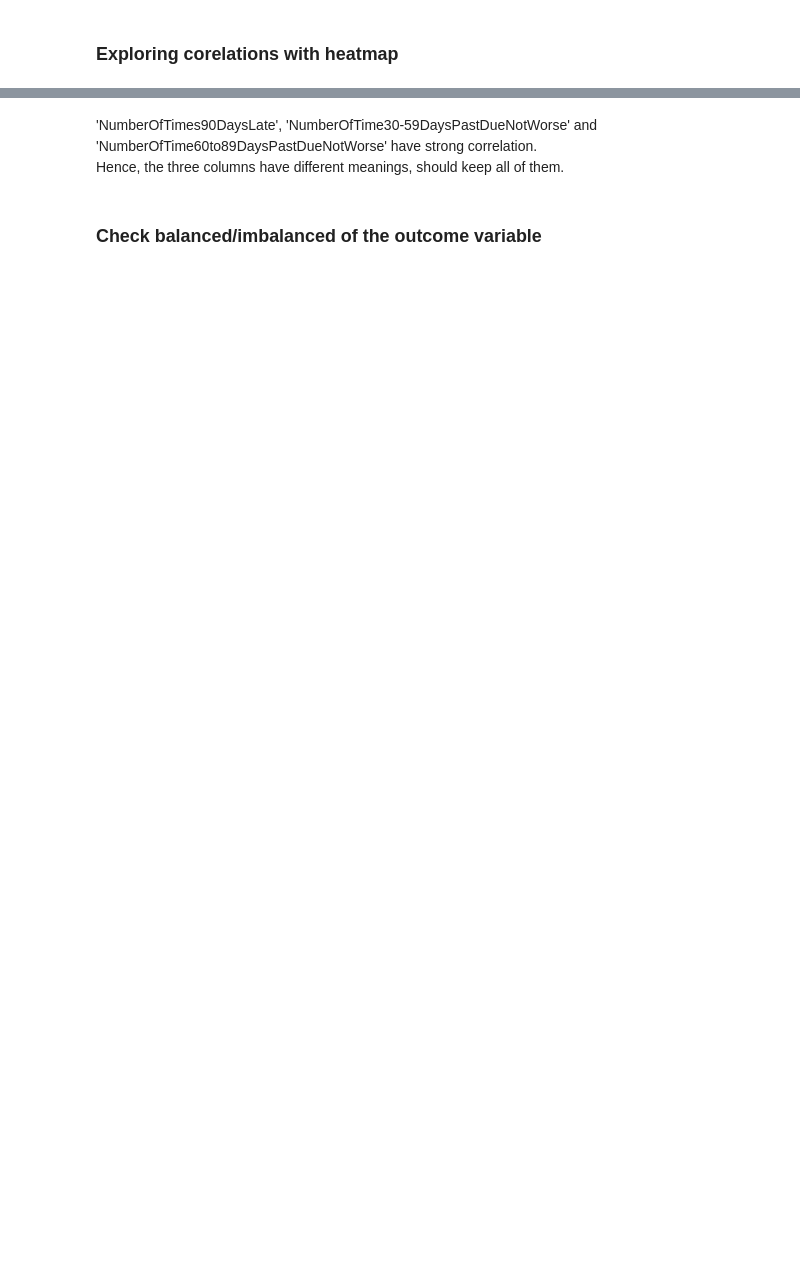
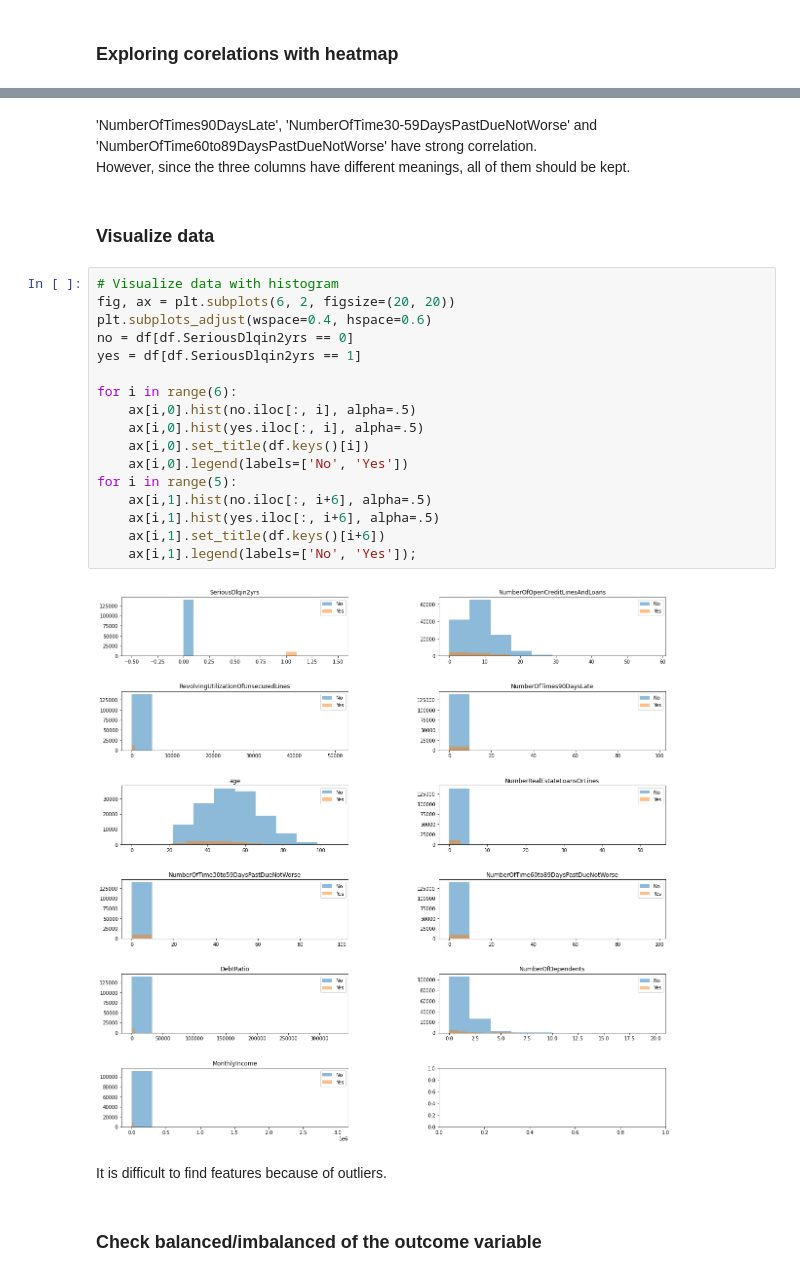
Before and after one commit to yukimatsuno/give_me_some_credit, a Jupyter notebook: notebooks/basic visualization.ipynb, the cells around one changed output, grey strips where cells are left out. Saved outputs shown, nothing was run; the diff lists cells and outputs as text; blank space fills up the shorter version.

Commit message:
added histogram for original data and explanation comments

```diff
--- a/notebooks/basic visualization.ipynb
+++ b/notebooks/basic visualization.ipynb
@@ -138,7 +146,30 @@ corr_df.head(6)
 | 40 | NumberOfTime30to59DaysPastDueNotW... | NumberOfTimes90DaysLate | 0.980489 |
 # %% [markdown]
 'NumberOfTimes90DaysLate', 'NumberOfTime30-59DaysPastDueNotWorse' and 'NumberOfTime60to89DaysPastDueNotWorse' have strong correlation.\
-Hence, the three columns have different meanings, should keep all of them.
+However, since the three columns have different meanings, all of them should be kept.
+# %% [markdown]
+### Visualize data
+# %%
+# Visualize data with histogram
+fig, ax = plt.subplots(6, 2, figsize=(20, 20))
+plt.subplots_adjust(wspace=0.4, hspace=0.6)
+no = df[df.SeriousDlqin2yrs == 0]
+yes = df[df.SeriousDlqin2yrs == 1]
+
+for i in range(6):
+    ax[i,0].hist(no.iloc[:, i], alpha=.5)
+    ax[i,0].hist(yes.iloc[:, i], alpha=.5)
+    ax[i,0].set_title(df.keys()[i])
+    ax[i,0].legend(labels=['No', 'Yes'])
+for i in range(5):
+    ax[i,1].hist(no.iloc[:, i+6], alpha=.5)
+    ax[i,1].hist(yes.iloc[:, i+6], alpha=.5)
+    ax[i,1].set_title(df.keys()[i+6])
+    ax[i,1].legend(labels=['No', 'Yes']);
+# %% [output]
+[figure, added]
+# %% [markdown]
+It is difficult to find features because of outliers.
 # %% [markdown]
 ### Check balanced/imbalanced of the outcome variable
 # %%
```
Also changed, not shown: parts of 28 cells of this notebook.
